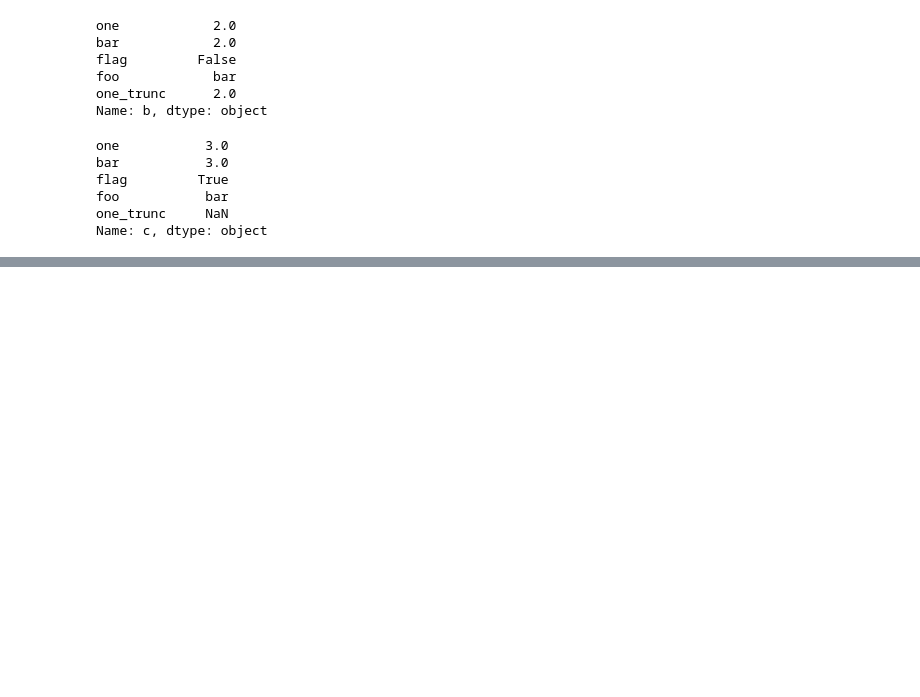
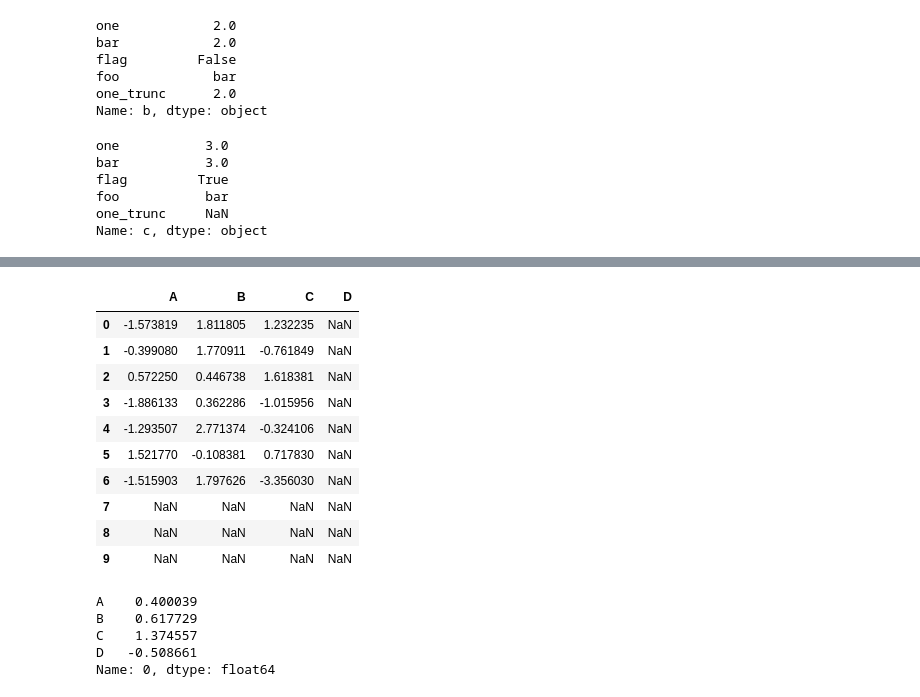
Before and after one commit to imvickykumar999/Hyper-4D-Game, a Jupyter notebook: 4D Games/Panel_4D.ipynb, the cells around one changed output, grey strips where cells are left out. Saved outputs shown, nothing was run; the diff lists cells and outputs as text; code cells hidden in the pictures; blank space fills up the shorter version.

```diff
--- a/4D Games/Panel_4D.ipynb
+++ b/4D Games/Panel_4D.ipynb
@@ -514,0 +530,23 @@ Name: c, dtype: object
+# %%
+df2 = pd.DataFrame(np.random.randn(7, 3), columns=['A', 'B', 'C'])
+df + df2
+# %% [output]
+|  | A | B | C | D |
+| 0 | -1.573819 | 1.811805 | 1.232235 | NaN |
+| 1 | -0.399080 | 1.770911 | -0.761849 | NaN |
+| 2 | 0.572250 | 0.446738 | 1.618381 | NaN |
+| 3 | -1.886133 | 0.362286 | -1.015956 | NaN |
+| 4 | -1.293507 | 2.771374 | -0.324106 | NaN |
+| 5 | 1.521770 | -0.108381 | 0.717830 | NaN |
+| 6 | -1.515903 | 1.797626 | -3.356030 | NaN |
+| 7 | NaN | NaN | NaN | NaN |
+| 8 | NaN | NaN | NaN | NaN |
+| 9 | NaN | NaN | NaN | NaN |
+# %%
+df.iloc[0]
+# %% [output]
+A    0.400039
+B    0.617729
+C    1.374557
+D   -0.508661
+Name: 0, dtype: float64
```
Also changed, not shown: parts of 17 cells of this notebook.
